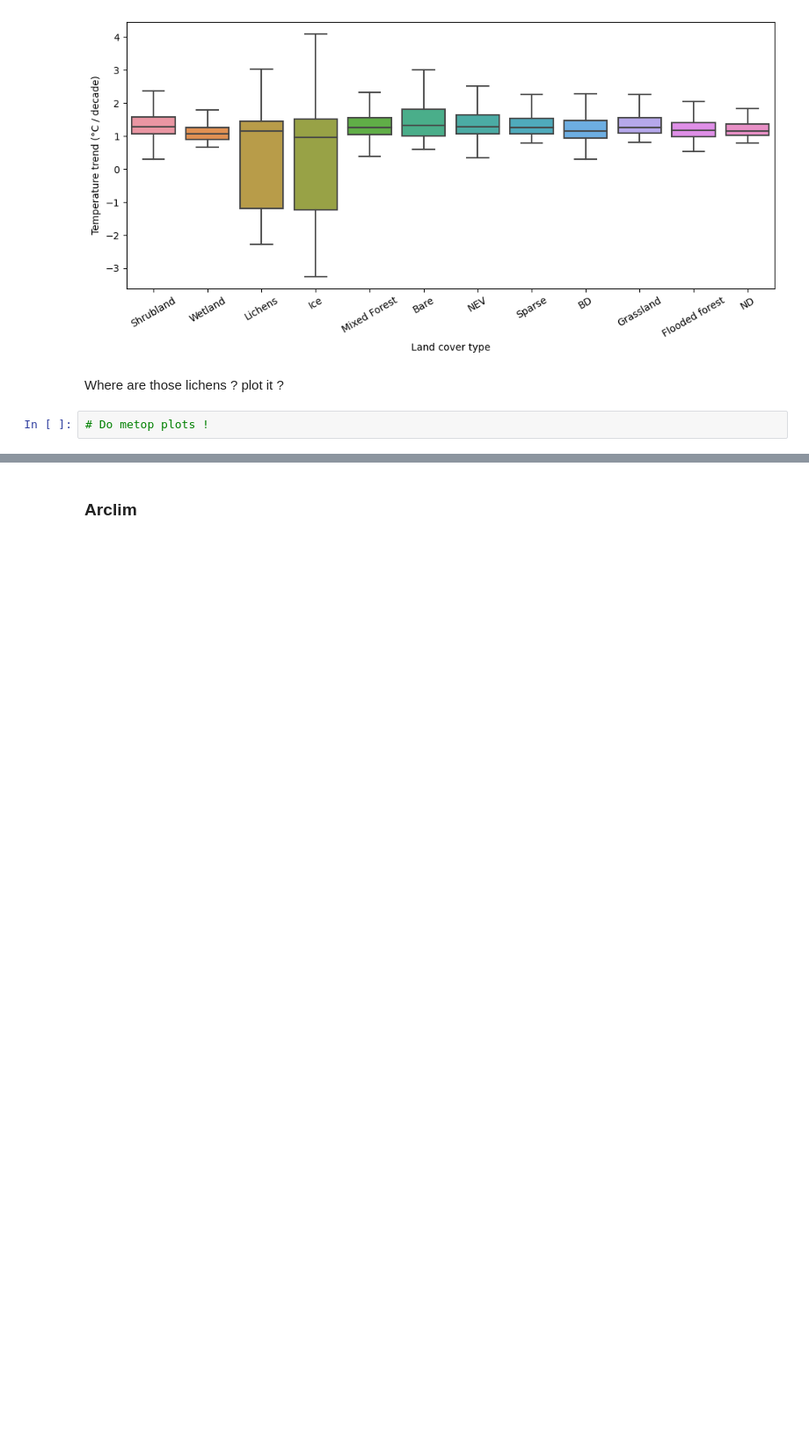
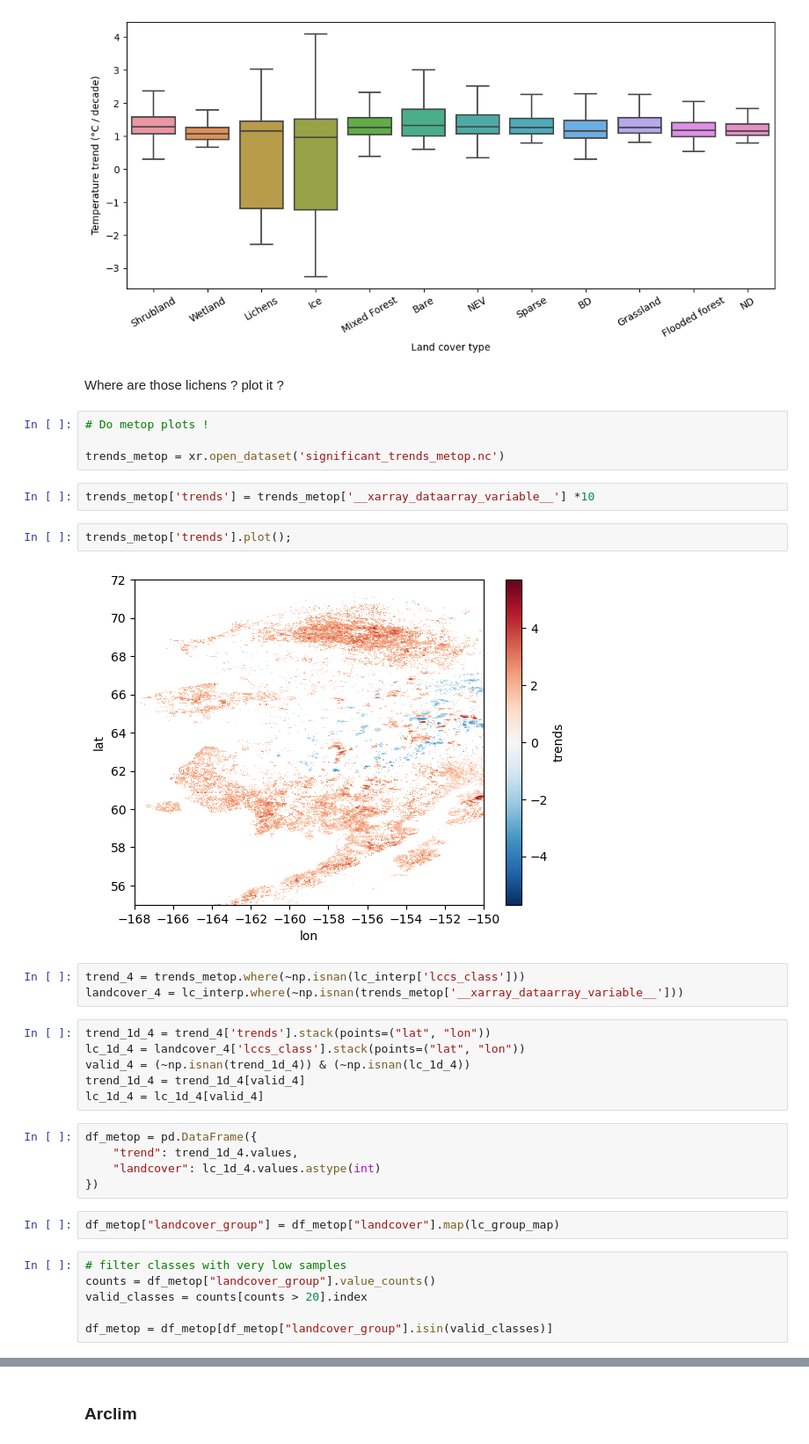
Before and after one commit to soniajdupuis/PhD_analysis, a Jupyter notebook: Paper_3_Analysis/box_plots.ipynb, the cells around one changed output, grey strips where cells are left out. Shown at 88% size. Saved outputs shown, nothing was run; the diff lists cells and outputs as text; blank space fills up the shorter version.

Commit message:
box plots

```diff
--- a/Paper_3_Analysis/box_plots.ipynb
+++ b/Paper_3_Analysis/box_plots.ipynb
@@ -508,3 +506,33 @@ plt.show()
 Where are those lichens ? plot it ?
 # %%
 # Do metop plots !
+
+trends_metop = xr.open_dataset('significant_trends_metop.nc')
+# %%
+trends_metop['trends'] = trends_metop['__xarray_dataarray_variable__'] *10
+# %%
+trends_metop['trends'].plot();
+# %% [output]
+[figure, added]
+# %%
+trend_4 = trends_metop.where(~np.isnan(lc_interp['lccs_class']))
+landcover_4 = lc_interp.where(~np.isnan(trends_metop['__xarray_dataarray_variable__']))
+# %%
+trend_1d_4 = trend_4['trends'].stack(points=("lat", "lon"))
+lc_1d_4 = landcover_4['lccs_class'].stack(points=("lat", "lon"))
+valid_4 = (~np.isnan(trend_1d_4)) & (~np.isnan(lc_1d_4))
+trend_1d_4 = trend_1d_4[valid_4]
+lc_1d_4 = lc_1d_4[valid_4]
+# %%
+df_metop = pd.DataFrame({
+    "trend": trend_1d_4.values,
+    "landcover": lc_1d_4.values.astype(int)
+})
+# %%
+df_metop["landcover_group"] = df_metop["landcover"].map(lc_group_map)
+# %%
+# filter classes with very low samples
+counts = df_metop["landcover_group"].value_counts()
+valid_classes = counts[counts > 20].index
+
+df_metop = df_metop[df_metop["landcover_group"].isin(valid_classes)]
```
Also changed, not shown: parts of 26 cells of this notebook, 5 other files.
